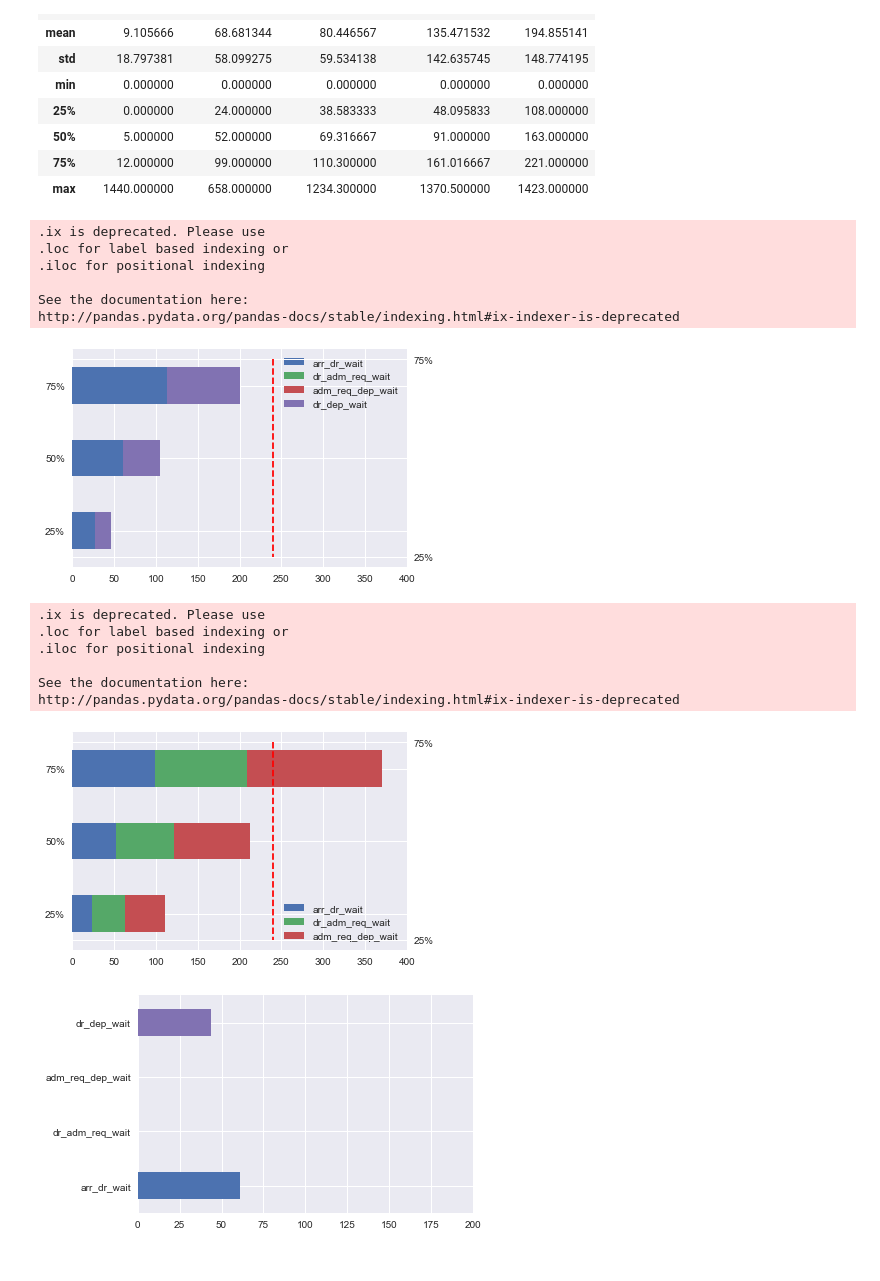
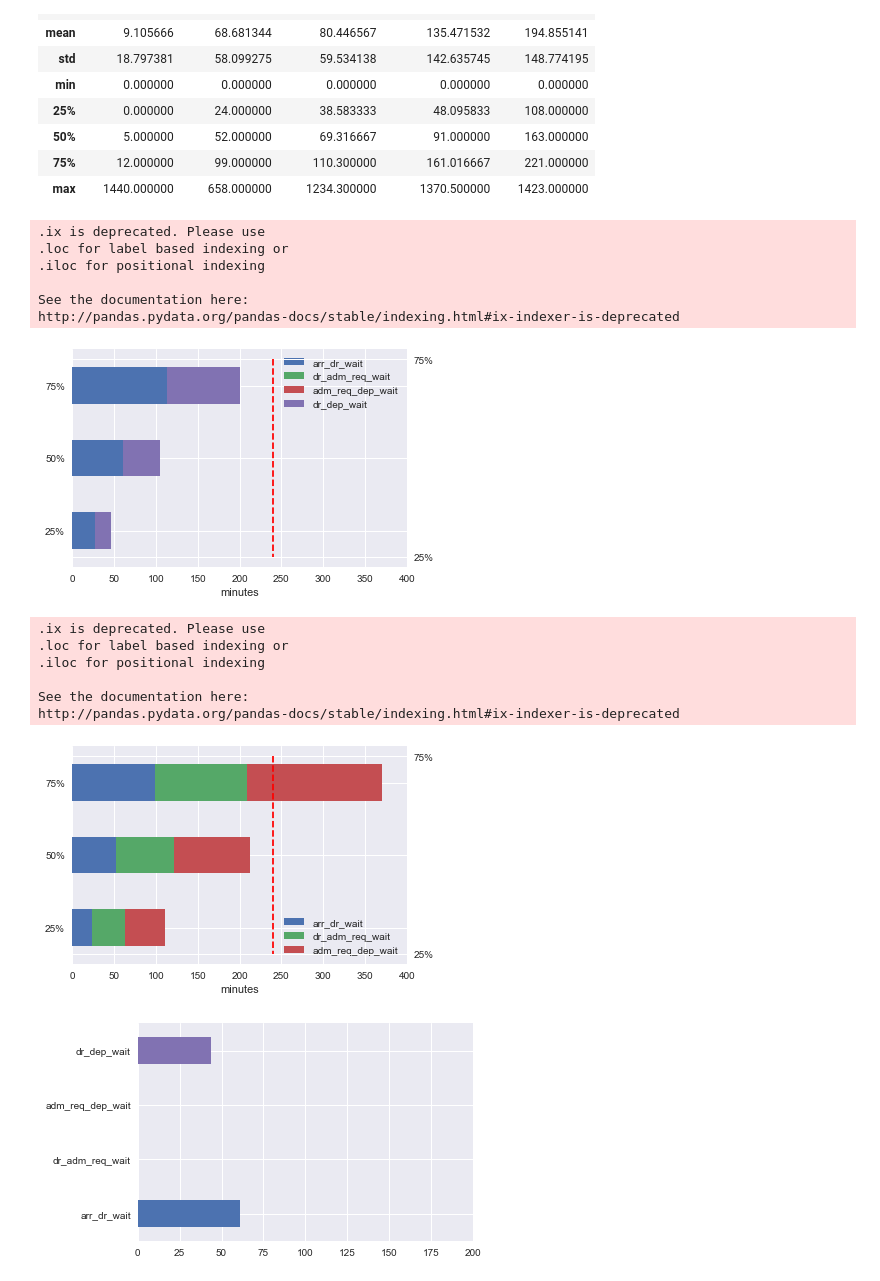
Before and after one commit to BradKeogh/flosp, a Jupyter notebook: hhMAIN.ipynb, the cells around one changed output. Cells and saved outputs as stored; diff of their text form; code cells hidden in the pictures.

Commit message:
new plotting functions

```diff
--- a/hhMAIN.ipynb
+++ b/hhMAIN.ipynb
@@ -486,17 +490,18 @@ wait_col2 = ['arr_dr_wait','dr_adm_req_wait','adm_req_dep_wait','dr_dep_wait']
 # %%
 ax = plt.subplot()
 pat2[pat2.adm_flag == 0][wait_col2].describe().ix[['25%','50%','75%']].plot.barh(stacked=True,ax=ax);
 ax.set_xlim([0,400]);
 ax2 = plt.twinx()
 ax2.plot([240,240], ['75%','25%'], 'r--');
+ax.set_xlabel('minutes');
 # %% [output]
 .ix is deprecated. Please use
 .loc for label based indexing or
 .iloc for positional indexing
 
 See the documentation here:
 http://pandas.pydata.org/pandas-docs/stable/indexing.html#ix-indexer-is-deprecated
-[figure, old version]
+[figure, new version]
 # %%
 ax = plt.subplot()
 pat2[pat2.adm_flag == 1][wait_col2[0:3]].describe().ix[['25%','50%','75%']].plot.barh(stacked=True,ax=ax);
@@ -504,6 +509,7 @@ pat2[pat2.adm_flag == 1][wait_col2[0:3]].describe().ix[['25%','50%','75%']].plot
 ax.set_xlim([0,400]);
 ax2 = plt.twinx()
 ax2.plot([240,240], ['75%','25%'], 'r--');
+ax.set_xlabel('minutes');
 # %% [output]
 .ix is deprecated. Please use
 .loc for label based indexing or
@@ -511,7 +517,7 @@ ax2.plot([240,240], ['75%','25%'], 'r--');
 
 See the documentation here:
 http://pandas.pydata.org/pandas-docs/stable/indexing.html#ix-indexer-is-deprecated
-[figure, old version]
+[figure, new version]
 # %%
 ax = plt.subplot()
 pat2[pat2.adm_flag == 0][wait_col2].median().plot.barh(stacked=True);
```
Also changed, not shown: parts of 22 cells of this notebook.
